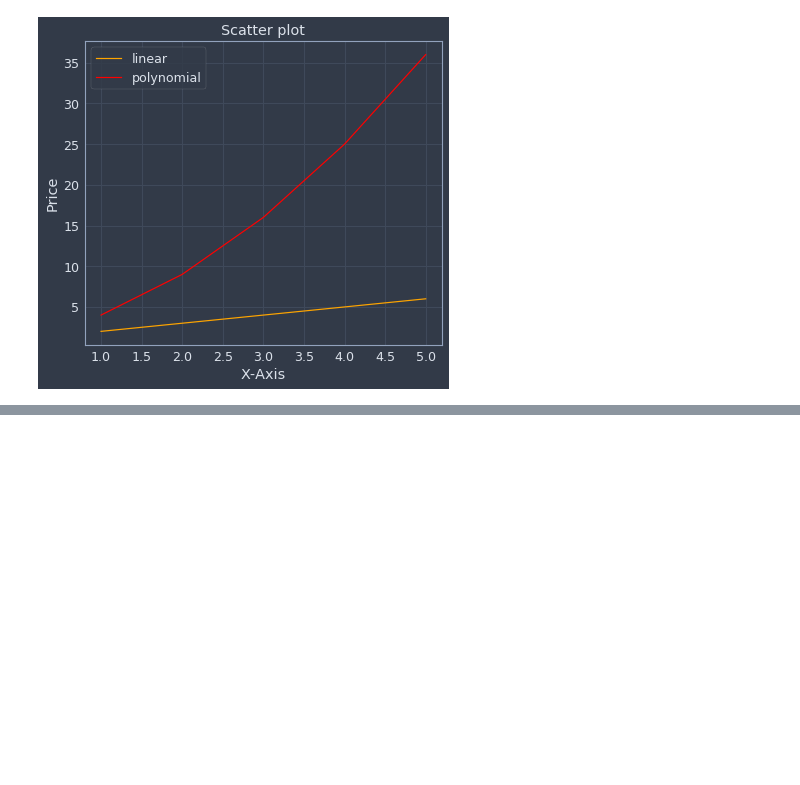
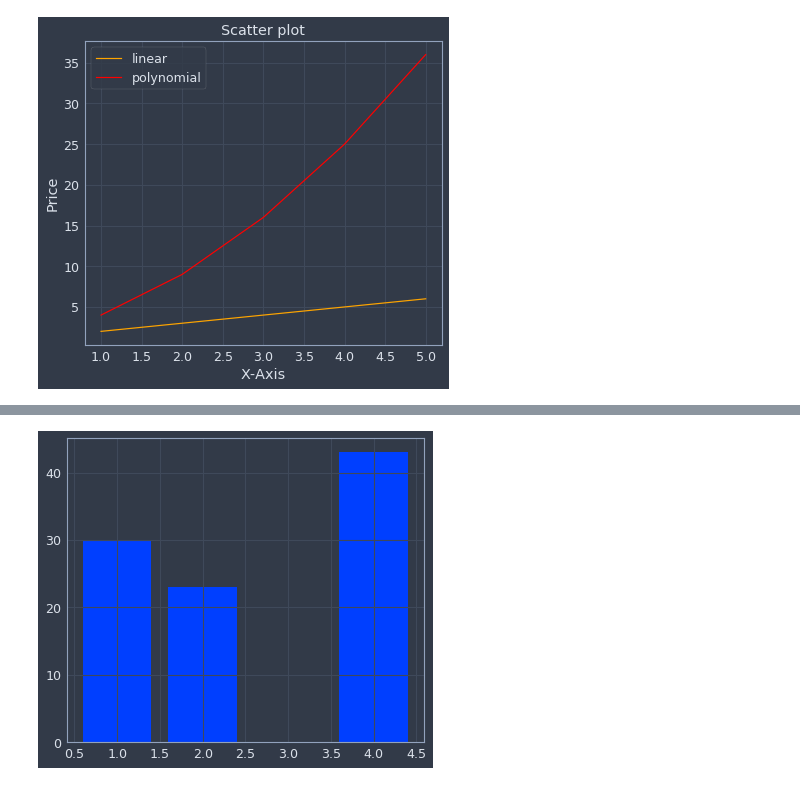
Before and after one commit to shubhammittal009/ml_cb, a Jupyter notebook: matplotlib_basics.ipynb, the cells around one changed output, grey strips where cells are left out. Saved outputs shown, nothing was run; the diff lists cells and outputs as text; code cells hidden in the pictures; blank space fills up the shorter version.

```diff
--- a/matplotlib_basics.ipynb
+++ b/matplotlib_basics.ipynb
@@ -64 +46,6 @@ plt.show()
+# %%
+plt.bar([1,2,4],[30,23,43])
+plt.show()
+# %% [output]
+[figure, added]
 # %%
```
Also changed, not shown: parts of 5 cells of this notebook, 1 other file.
